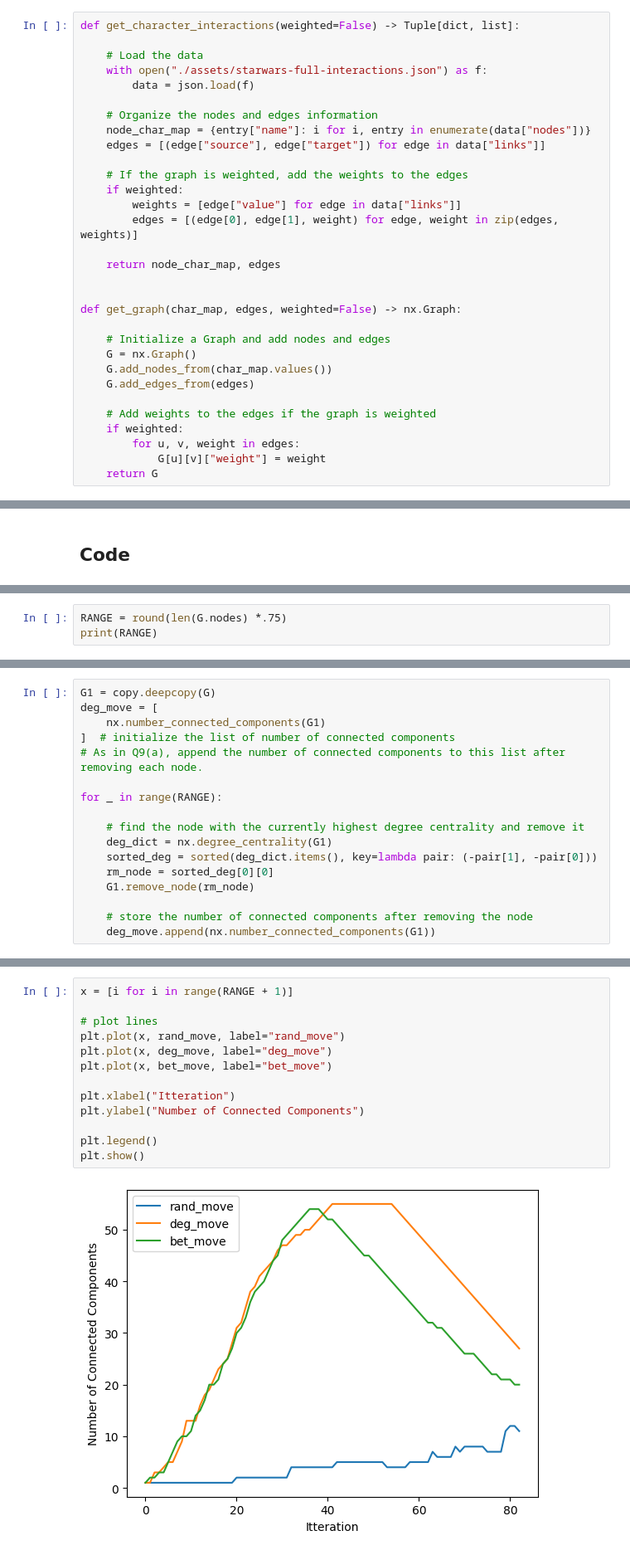
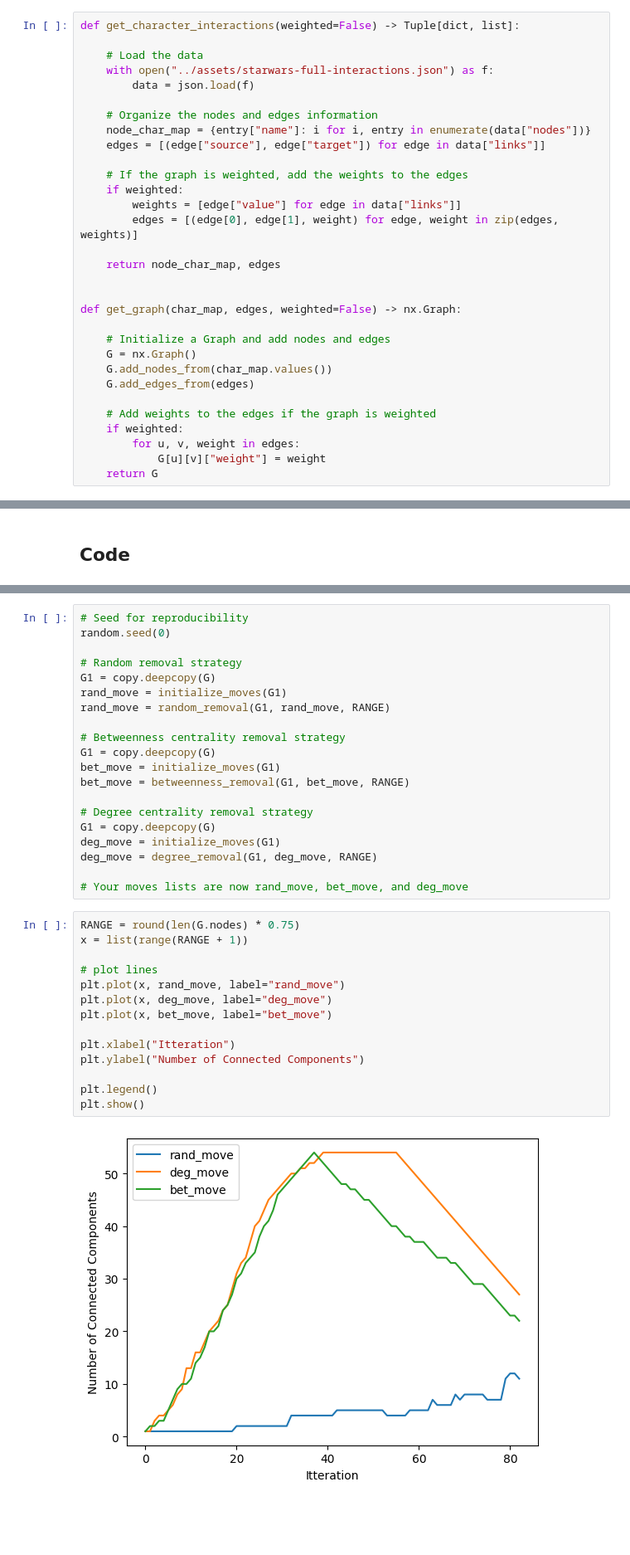
Before and after one commit to SarahAmiraslani/blog-posts, a Jupyter notebook: network_analysis/starwars_network_analysis.ipynb, the cells around one changed output, grey strips where cells are left out. Shown at 83% size. Saved outputs shown, nothing was run; the diff lists cells and outputs as text; blank space fills up the shorter version.

Commit message:
improving starward network analysis

```diff
--- a/network_analysis/starwars_network_analysis.ipynb
+++ b/network_analysis/starwars_network_analysis.ipynb
@@ -26,7 +25,7 @@ Functions to load network data and create network graphs.
 def get_character_interactions(weighted=False) -> Tuple[dict, list]:
 
     # Load the data
-    with open("./assets/starwars-full-interactions.json") as f:
+    with open("../assets/starwars-full-interactions.json") as f:
         data = json.load(f)
 
     # Organize the nodes and edges information
@@ -328,6 +335,3 @@ We will compare 3 strategies for choosing which 150 nodes to remove:
 1. Remove randomly chosen nodes.
 2. Remove the node with the highest degree centrality in the current graph.
 3. Remove the node with the highest betweenness centrality in the current graph.
-# %%
-RANGE = round(len(G.nodes) *.75)
-print(RANGE)
@@ -373,17 +337,0 @@ for _ in range(RANGE):
-# %%
-G1 = copy.deepcopy(G)
-deg_move = [
-    nx.number_connected_components(G1)
-]  # initialize the list of number of connected components
-# As in Q9(a), append the number of connected components to this list after removing each node.
-
-for _ in range(RANGE):
-
-    # find the node with the currently highest degree centrality and remove it
-    deg_dict = nx.degree_centrality(G1)
-    sorted_deg = sorted(deg_dict.items(), key=lambda pair: (-pair[1], -pair[0]))
-    rm_node = sorted_deg[0][0]
-    G1.remove_node(rm_node)
-
-    # store the number of connected components after removing the node
-    deg_move.append(nx.number_connected_components(G1))
@@ -390,17 +367,38 @@ for _ in range(RANGE):
+# %%
+# Seed for reproducibility
+random.seed(0)
+
+# Random removal strategy
+G1 = copy.deepcopy(G)
+rand_move = initialize_moves(G1)
+rand_move = random_removal(G1, rand_move, RANGE)
+
+# Betweenness centrality removal strategy
+G1 = copy.deepcopy(G)
+bet_move = initialize_moves(G1)
+bet_move = betweenness_removal(G1, bet_move, RANGE)
+
+# Degree centrality removal strategy
+G1 = copy.deepcopy(G)
+deg_move = initialize_moves(G1)
+deg_move = degree_removal(G1, deg_move, RANGE)
+
+# Your moves lists are now rand_move, bet_move, and deg_move
 # %%
-x = [i for i in range(RANGE + 1)]
+RANGE = round(len(G.nodes) * 0.75)
+x = list(range(RANGE + 1))
 
 # plot lines
 plt.plot(x, rand_move, label="rand_move")
 plt.plot(x, deg_move, label="deg_move")
 plt.plot(x, bet_move, label="bet_move")
 
 plt.xlabel("Itteration")
 plt.ylabel("Number of Connected Components")
 
 plt.legend()
 plt.show()
 # %% [output]
-[figure, old version]
+[figure, new version]
 # %% [markdown]
 Removing the node with the currently highest betweenness centrality made the number of connected components increase the fastest, while randomly removing nodes made the number of connected components increase the slowest. Removing the node with the current highest degree centrality had an intermediate effect on increasing the number of connected components. Because betweeness centrality rewards nodes that connect other nodes (i.e., are in the shortest path between two nodes), removing these nodes leads the network to fragment more quickly as these the path between nodes breaks apart. In comparison, when dropping nodes with the highest degree centrality, we are dropping nodes that have many connections in our network. However, just because a node has many connections it doesn't mean that it's removal will fragment the network as the nodes it points to could be holding the network together. Finaly randomly selecting nodes to drop you cannot be sure that a central and influential node will be removed, so it makes sense that it will take a longer time to fragment the network and increase the number of connected components.
```
Also changed, not shown: parts of 7 cells of this notebook.
